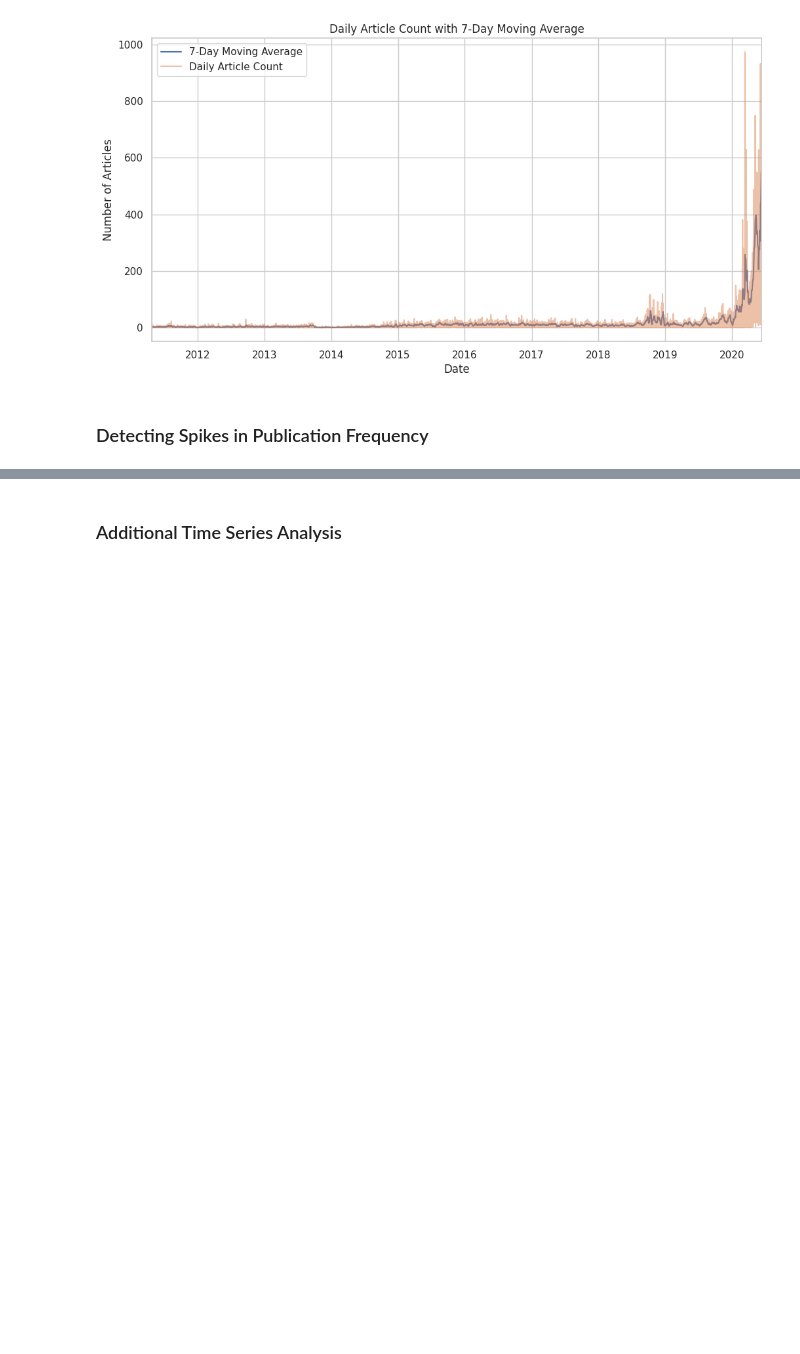
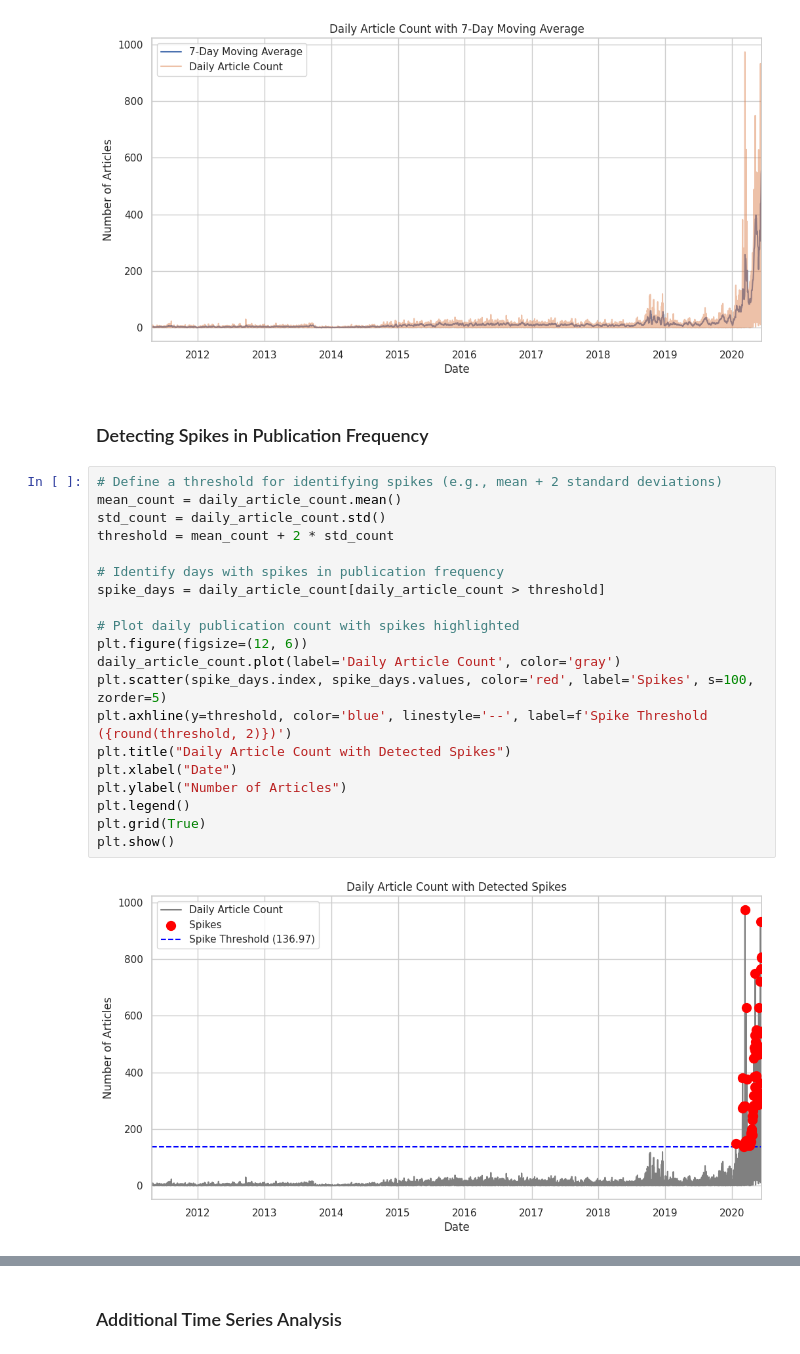
Before and after one commit to AYALK94/week-long-challenge, a Jupyter notebook: notebooks/financial-news-analysis.ipynb, the cells around one changed output, grey strips where cells are left out. Saved outputs shown, nothing was run; the diff lists cells and outputs as text; blank space fills up the shorter version.

```diff
--- a/notebooks/financial-news-analysis.ipynb
+++ b/notebooks/financial-news-analysis.ipynb
@@ -395,3 +391,25 @@ plt.show()
 [figure]
 # %% [markdown]
 ### Detecting Spikes in Publication Frequency
+# %%
+# Define a threshold for identifying spikes (e.g., mean + 2 standard deviations)
+mean_count = daily_article_count.mean()
+std_count = daily_article_count.std()
+threshold = mean_count + 2 * std_count
+
+# Identify days with spikes in publication frequency
+spike_days = daily_article_count[daily_article_count > threshold]
+
+# Plot daily publication count with spikes highlighted
+plt.figure(figsize=(12, 6))
+daily_article_count.plot(label='Daily Article Count', color='gray')
+plt.scatter(spike_days.index, spike_days.values, color='red', label='Spikes', s=100, zorder=5)
+plt.axhline(y=threshold, color='blue', linestyle='--', label=f'Spike Threshold ({round(threshold, 2)})')
+plt.title("Daily Article Count with Detected Spikes")
+plt.xlabel("Date")
+plt.ylabel("Number of Articles")
+plt.legend()
+plt.grid(True)
+plt.show()
+# %% [output]
+[figure, added]
```
Also changed, not shown: parts of 4 cells of this notebook.
